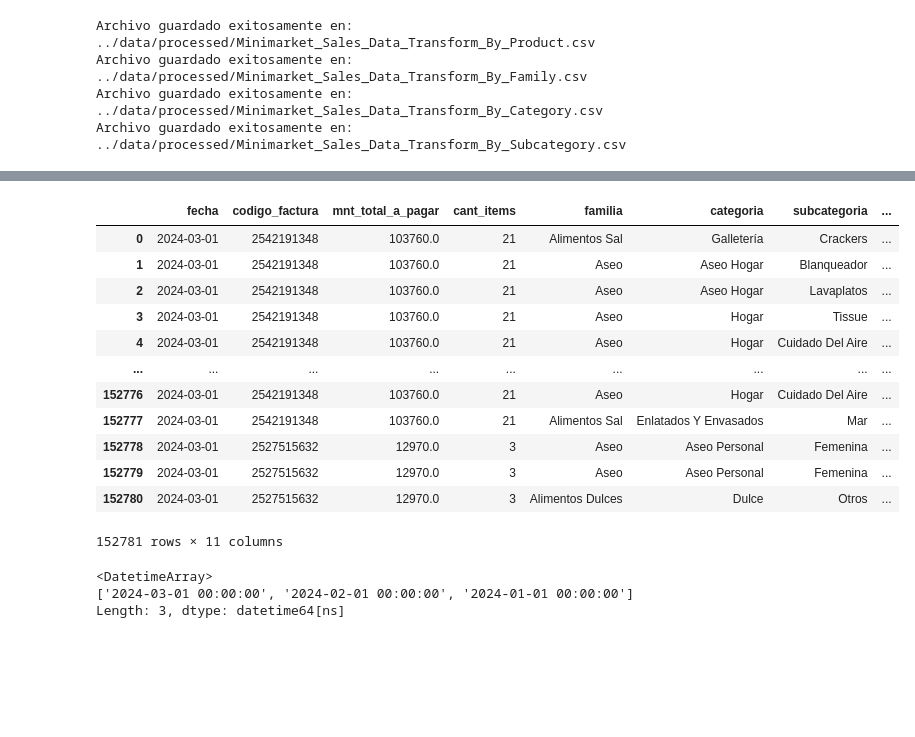
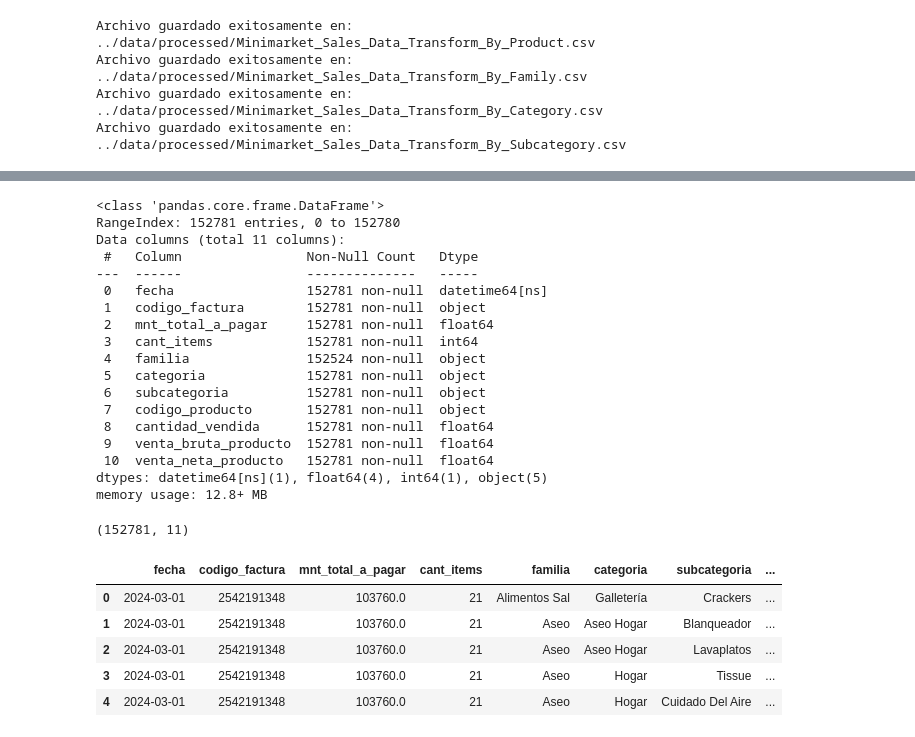
Before and after one commit to ZabakJL/ProyectoMiniMarket, a Jupyter notebook: notebooks/dataPreviewTransformAndCleaning.ipynb, the cells around one changed output, grey strips where cells are left out. Saved outputs shown, nothing was run; the diff lists cells and outputs as text; code cells hidden in the pictures; blank space fills up the shorter version.

```diff
--- a/notebooks/dataPreviewTransformAndCleaning.ipynb
+++ b/notebooks/dataPreviewTransformAndCleaning.ipynb
@@ -14,5 +163,6 @@ import os
 # %%
 # Carga de datos
-data = ltd.cargar_csv('C:/Users/jpmog/Downloads/tu_(1)_2024_08_31.csv')
+#data = ltd.cargar_csv('C:/Users/jpmog/Downloads/tu_(1)_2024_08_31.csv')
+data = ltd.cargar_csv("C:/Users/Asus/Downloads/tu_(1)_2024_08_31.csv")
 # %% [output]
 Archivo cargado correctamente.
@@ -69,22 +212,40 @@ Archivo guardado exitosamente en: ../data/processed/Minimarket_Sales_Data_Transf
+# %%
+data['codigo_factura'] = data['codigo_factura'].astype('category')
+data['codigo_producto'] = data['codigo_producto'].astype('int').astype('category')
+data['fecha'] = pd.to_datetime(data['fecha'])
+# %%
+data.info()
+# %% [output]
+<class 'pandas.core.frame.DataFrame'>
+RangeIndex: 152781 entries, 0 to 152780
+Data columns (total 11 columns):
+ #   Column                Non-Null Count   Dtype
+---  ------                --------------   -----
+ 0   fecha                 152781 non-null  datetime64[ns]
+ 1   codigo_factura        152781 non-null  object
+ 2   mnt_total_a_pagar     152781 non-null  float64
+ 3   cant_items            152781 non-null  int64
+ 4   familia               152524 non-null  object
+ 5   categoria             152781 non-null  object
+ 6   subcategoria          152781 non-null  object
+ 7   codigo_producto       152781 non-null  object
+ 8   cantidad_vendida      152781 non-null  float64
+ 9   venta_bruta_producto  152781 non-null  float64
+ 10  venta_neta_producto   152781 non-null  float64
+dtypes: datetime64[ns](1), float64(4), int64(1), object(5)
+memory usage: 12.8+ MB
+# %%
+#Cantidad de columnas y registros del dataset
+data.shape
+# %% [output]
+(152781, 11)
 # %%
-data
+# Vemos uan muestra de 5 registros de los datos
+data.head(5)
 # %% [output]
 |  | fecha | codigo_factura | mnt_total_a_pagar | cant_items | familia | categoria | subcategoria | ... |
 | 0 | 2024-03-01 | 2542191348 | 103760.0 | 21 | Alimentos Sal | Galletería | Crackers | ... |
 | 1 | 2024-03-01 | 2542191348 | 103760.0 | 21 | Aseo | Aseo Hogar | Blanqueador | ... |
 | 2 | 2024-03-01 | 2542191348 | 103760.0 | 21 | Aseo | Aseo Hogar | Lavaplatos | ... |
 | 3 | 2024-03-01 | 2542191348 | 103760.0 | 21 | Aseo | Hogar | Tissue | ... |
 | 4 | 2024-03-01 | 2542191348 | 103760.0 | 21 | Aseo | Hogar | Cuidado Del Aire | ... |
-| ... | ... | ... | ... | ... | ... | ... | ... | ... |
-| 152776 | 2024-03-01 | 2542191348 | 103760.0 | 21 | Aseo | Hogar | Cuidado Del Aire | ... |
-| 152777 | 2024-03-01 | 2542191348 | 103760.0 | 21 | Alimentos Sal | Enlatados Y Envasados | Mar | ... |
-| 152778 | 2024-03-01 | 2527515632 | 12970.0 | 3 | Aseo | Aseo Personal | Femenina | ... |
-| 152779 | 2024-03-01 | 2527515632 | 12970.0 | 3 | Aseo | Aseo Personal | Femenina | ... |
-| 152780 | 2024-03-01 | 2527515632 | 12970.0 | 3 | Alimentos Dulces | Dulce | Otros | ... |
-152781 rows × 11 columns
-# %%
-data['fecha'].
-# %% [output]
-<DatetimeArray>
-['2024-03-01 00:00:00', '2024-02-01 00:00:00', '2024-01-01 00:00:00']
-Length: 3, dtype: datetime64[ns]
```
Also changed, not shown: parts of 40 cells of this notebook.
